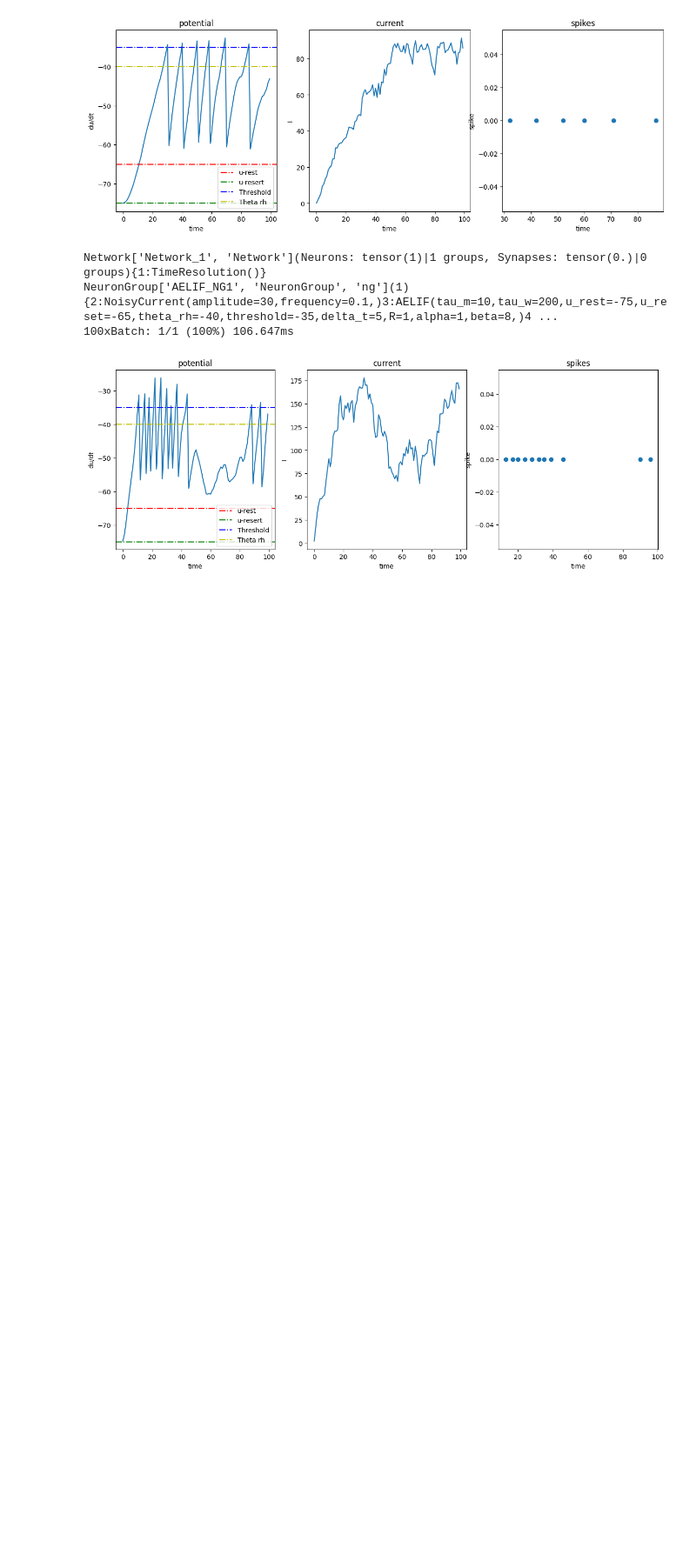
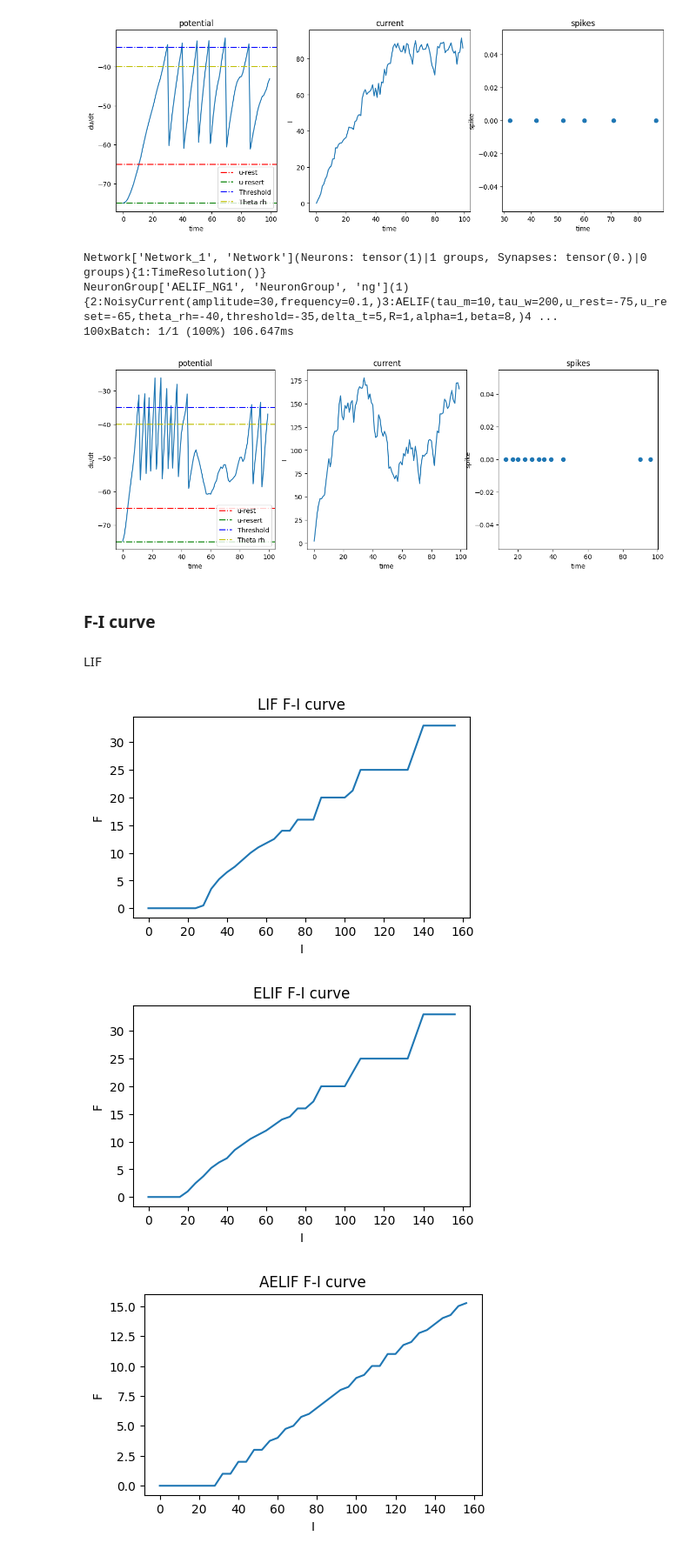
Before and after one commit to nrgsghanei2001/ComputationalNeuroScience, a Jupyter notebook: models.ipynb, the cells around one changed output. Shown at 87% size. Cells and saved outputs as stored; diff of their text form; code cells hidden in the pictures; blank space fills up the shorter version.

Commit message:
plot F-I curve for constant current

```diff
--- a/models.ipynb
+++ b/models.ipynb
@@ -77,6 +77,15 @@ def plot_elif_behavior(net):
     plt.show()
 
     return
+# %%
+def F_I_curve_plot(frequencies, range1, title):
+    x = [i for i in range(range1) if i%4==0]
+    plt.figure(figsize=(5, 3))
+    plt.plot(x, frequencies)
+    plt.ylabel("F")
+    plt.xlabel("I")
+    plt.title(f"{title} F-I curve")
+    plt.show()
 # %%
 def lif_with_constant_current(i, tau=10, r=1):
     lif_net = Network(behavior={1: TimeResolution()}, dtype=torch.float64)
@@ -939,3 +1024,39 @@ Network['Network_1', 'Network'](Neurons: tensor(1)|1 groups, Synapses: tensor(0.
 NeuronGroup['AELIF_NG1', 'NeuronGroup', 'ng'](1){2:NoisyCurrent(amplitude=30,frequency=0.1,)3:AELIF(tau_m=10,tau_w=200,u_rest=-75,u_reset=-65,theta_rh=-40,threshold=-35,delta_t=5,R=1,alpha=1,beta=8,)4 ...
 100xBatch: 1/1 (100%) 106.647ms
 [figure]
+# %% [markdown]
+### F-I curve
+# %% [markdown]
+LIF
+# %%
+frequencies_lif = []
+frequencies_elif = []
+frequencies_aelif = []
+for i in range(0, 160):
+    frequency = lif_frequency_recorder(i)
+    frequencies_lif.append(frequency)
+
+    frequency = elif_frequency_recorder(i)
+    frequencies_elif.append(frequency)
+
+    frequency = aelif_frequency_recorder(i)
+    frequencies_aelif.append(frequency)
+
+f_lif = []
+f_elif = []
+f_aelif = []
+for i in range(0, len(frequencies_lif) - 3, 4):
+    chunk_sum = (frequencies_lif[i]+frequencies_lif[i+1]+frequencies_lif[i+2]+frequencies_lif[i+3]) / 4
+    f_lif.append(chunk_sum)
+    chunk_sum = (frequencies_elif[i]+frequencies_elif[i+1]+frequencies_elif[i+2]+frequencies_elif[i+3]) / 4
+    f_elif.append(chunk_sum)
+    chunk_sum = (frequencies_aelif[i]+frequencies_aelif[i+1]+frequencies_aelif[i+2]+frequencies_aelif[i+3]) / 4
+    f_aelif.append(chunk_sum)
+# %%
+F_I_curve_plot(f_lif, 160, "LIF")
+F_I_curve_plot(f_elif, 160, "ELIF")
+F_I_curve_plot(f_aelif, 160, "AELIF")
+# %% [output]
+[figure, added]
+[figure, added]
+[figure, added]
```
Also changed, not shown: parts of 5 cells of this notebook, 1 other file.
